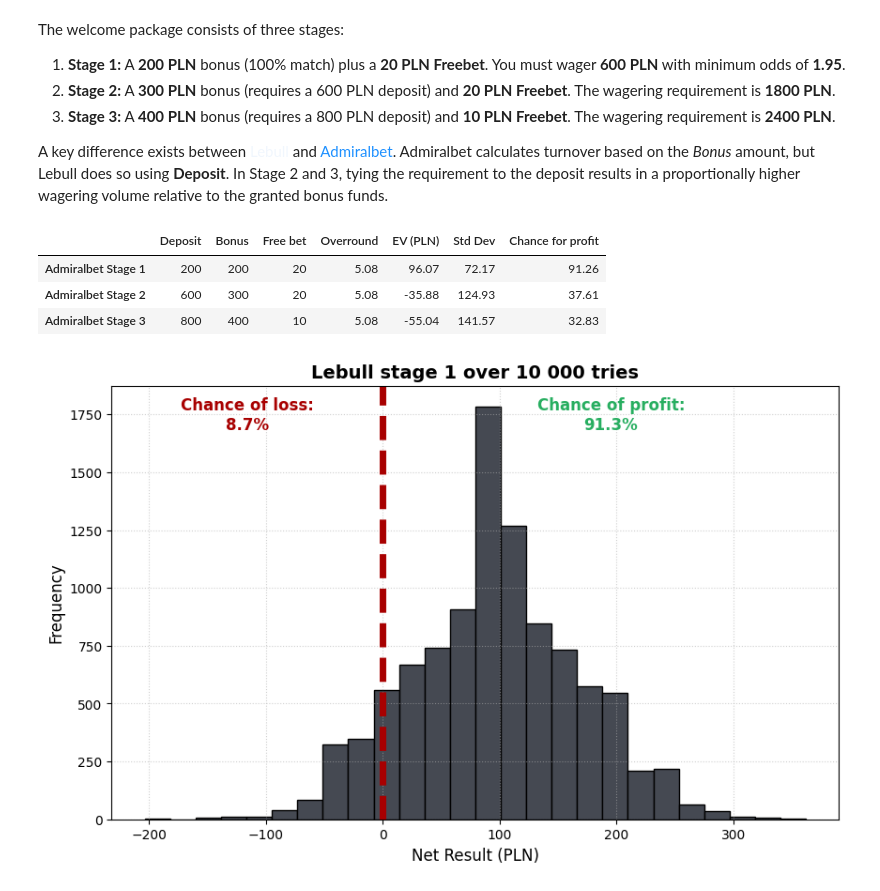
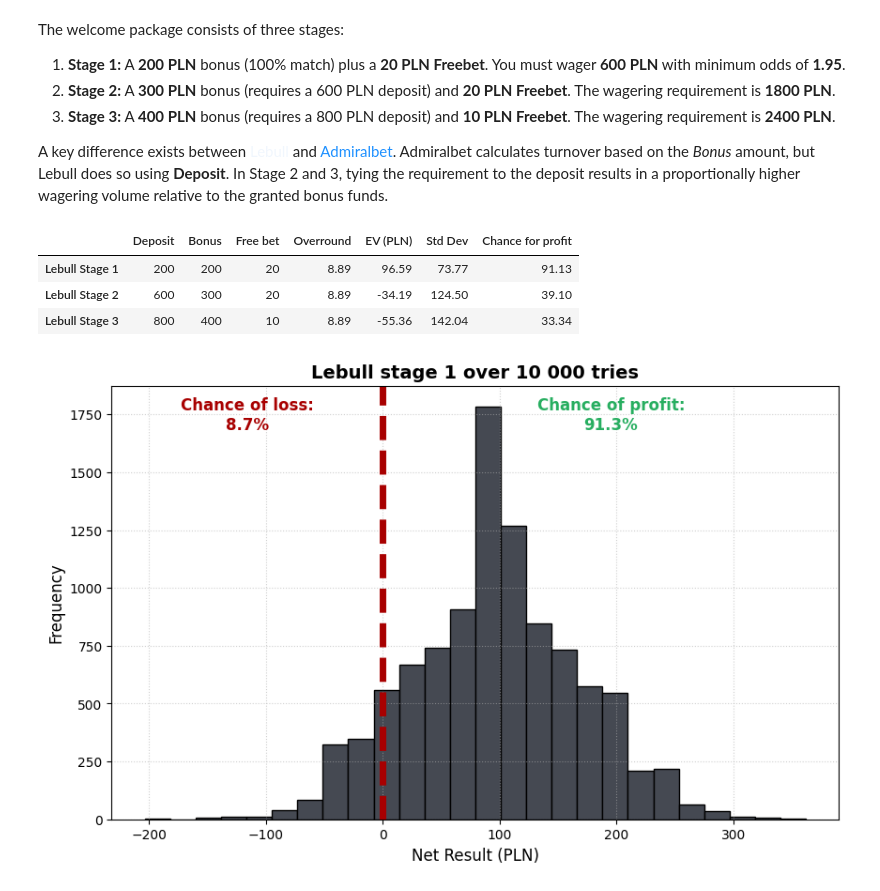
Before and after one commit to nzagozdzon-AGH/Free_Lunch_Theorem, a Jupyter notebook: Bookie_beater.ipynb, the cells around one changed output. Cells and saved outputs as stored; diff of their text form; code cells hidden in the pictures.

Commit message:
Analized LV Bet's offer

```diff
--- a/Bookie_beater.ipynb
+++ b/Bookie_beater.ipynb
@@ -169,23 +169,23 @@ A key difference exists between <span style="color: #d0e1fa4f;">Lebull</span> an
 # %%
 lebull_overround = engine.overround_calculator(odds.lebull_odds)
 data_stage_1 = engine.monte_carlo(offers.Lebull["Offer_1"], lebull_overround)
 data_stage_2 = engine.monte_carlo(offers.Lebull["Offer_2"], lebull_overround)
 data_stage_3 = engine.monte_carlo(offers.Lebull["Offer_3"], lebull_overround)
 
 data_values = [
-    [offers.Lebull["Offer_1"]["deposit"], offers.Lebull["Offer_1"]["bonus"], offers.Lebull["Offer_1"]["free_bet"]["value"], (admiral_overround-1)*100, np.mean(data_stage_1), np.std(data_stage_1), engine.chance_of_profit(data_stage_1)],
-    [offers.Lebull["Offer_2"]["deposit"], offers.Lebull["Offer_2"]["bonus"], offers.Lebull["Offer_2"]["free_bet"]["value"], (admiral_overround-1)*100, np.mean(data_stage_2), np.std(data_stage_2), engine.chance_of_profit(data_stage_2)],
-    [offers.Lebull["Offer_3"]["deposit"], offers.Lebull["Offer_3"]["bonus"], offers.Lebull["Offer_3"]["free_bet"]["value"], (admiral_overround-1)*100, np.mean(data_stage_3), np.std(data_stage_3), engine.chance_of_profit(data_stage_3)]
+    [offers.Lebull["Offer_1"]["deposit"], offers.Lebull["Offer_1"]["bonus"], offers.Lebull["Offer_1"]["free_bet"]["value"], (lebull_overround-1)*100, np.mean(data_stage_1), np.std(data_stage_1), engine.chance_of_profit(data_stage_1)],
+    [offers.Lebull["Offer_2"]["deposit"], offers.Lebull["Offer_2"]["bonus"], offers.Lebull["Offer_2"]["free_bet"]["value"], (lebull_overround-1)*100, np.mean(data_stage_2), np.std(data_stage_2), engine.chance_of_profit(data_stage_2)],
+    [offers.Lebull["Offer_3"]["deposit"], offers.Lebull["Offer_3"]["bonus"], offers.Lebull["Offer_3"]["free_bet"]["value"], (lebull_overround-1)*100, np.mean(data_stage_3), np.std(data_stage_3), engine.chance_of_profit(data_stage_3)]
 ]
 columns = ["Deposit", "Bonus","Free bet","Overround","EV (PLN)", "Std Dev", "Chance for profit"]
-index_names = ["Admiralbet Stage 1", "Admiralbet Stage 2", "Admiralbet Stage 3"]
+index_names = ["Lebull Stage 1", "Lebull Stage 2", "Lebull Stage 3"]
 df = pd.DataFrame(data=data_values, index=index_names, columns=columns)
 df
 # %% [output]
 |  | Deposit | Bonus | Free bet | Overround | EV (PLN) | Std Dev | Chance for profit |
-| Admiralbet Stage 1 | 200 | 200 | 20 | 5.08 | 96.07 | 72.17 | 91.26 |
-| Admiralbet Stage 2 | 600 | 300 | 20 | 5.08 | -35.88 | 124.93 | 37.61 |
-| Admiralbet Stage 3 | 800 | 400 | 10 | 5.08 | -55.04 | 141.57 | 32.83 |
+| Lebull Stage 1 | 200 | 200 | 20 | 8.89 | 96.59 | 73.77 | 91.13 |
+| Lebull Stage 2 | 600 | 300 | 20 | 8.89 | -34.19 | 124.50 | 39.10 |
+| Lebull Stage 3 | 800 | 400 | 10 | 8.89 | -55.36 | 142.04 | 33.34 |
 # %%
 engine.visualize_results(data_stage_1, "Lebull stage 1 over 10 000 tries", color = "#454952ff")
 # %% [output]
```
Also changed, not shown: parts of 4 cells of this notebook, 2 other files.
